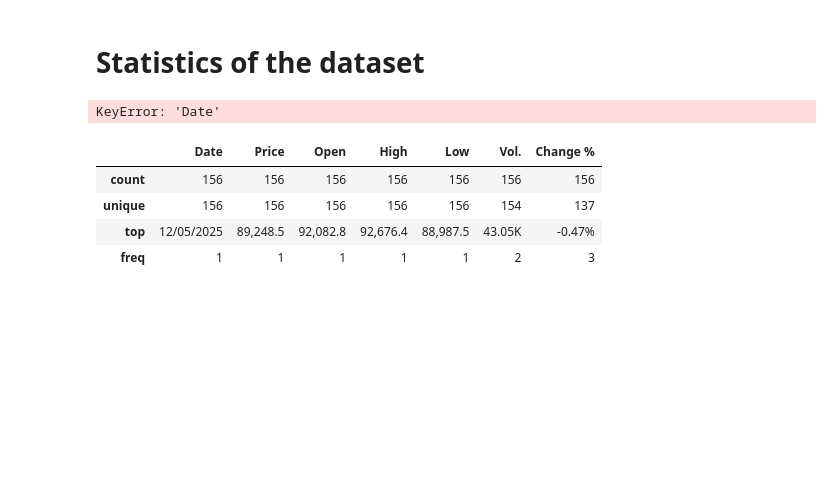
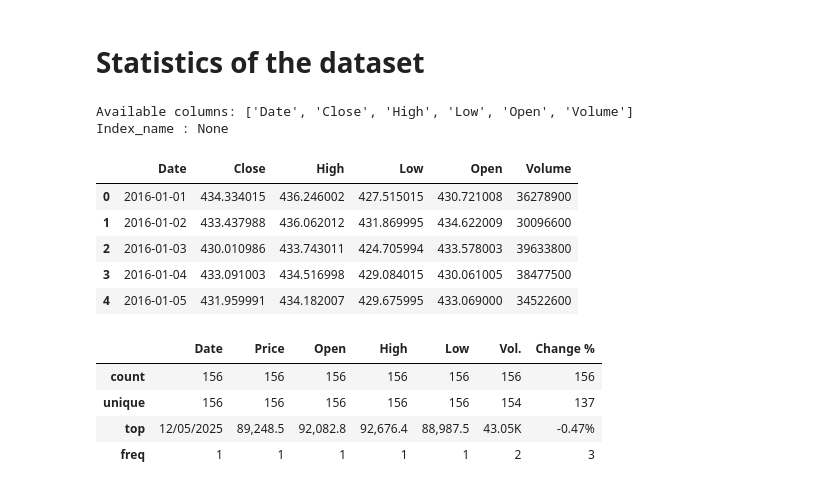
Before and after one commit to AdamHPro/Timeseries_Crypto_forecasting, a Jupyter notebook: etl/analysis.ipynb, the cells around one changed output. Saved outputs shown, nothing was run; the diff lists cells and outputs as text; code cells hidden in the pictures; blank space fills up the shorter version.

Commit message:
parquet to pandas issue fixed

```diff
--- a/etl/analysis.ipynb
+++ b/etl/analysis.ipynb
@@ -8,8 +6,24 @@ from psycopg2 import extras
 # %%
 #From now, we create our dataset from parquet data_lake
 
-folder_data_lake = '../data_lake/btc_usd/btc_data_2016-01-01.parquet'
-df = pd.read_parquet(folder_data_lake)
+folder_data_lake = '../data_lake/btc_usd/'
+table = pq.read_table(folder_data_lake)
+df = table.to_pandas()
+df = df.reset_index()
+
+df.columns = [col[0] for col in df.columns]
+print("Available columns:", df.columns.tolist())
+print("Index_name :", df.index.name)
 # %% [output]
-KeyError: 'Date'
+Available columns: ['Date', 'Close', 'High', 'Low', 'Open', 'Volume']
+Index_name : None
+# %%
+df.head()
+# %% [output]
+|  | Date | Close | High | Low | Open | Volume |
+| 0 | 2016-01-01 | 434.334015 | 436.246002 | 427.515015 | 430.721008 | 36278900 |
+| 1 | 2016-01-02 | 433.437988 | 436.062012 | 431.869995 | 434.622009 | 30096600 |
+| 2 | 2016-01-03 | 430.010986 | 433.743011 | 424.705994 | 433.578003 | 39633800 |
+| 3 | 2016-01-04 | 433.091003 | 434.516998 | 429.084015 | 430.061005 | 38477500 |
+| 4 | 2016-01-05 | 431.959991 | 434.182007 | 429.675995 | 433.069000 | 34522600 |
 # %%
```
Also changed, not shown: parts of 2 cells of this notebook.
